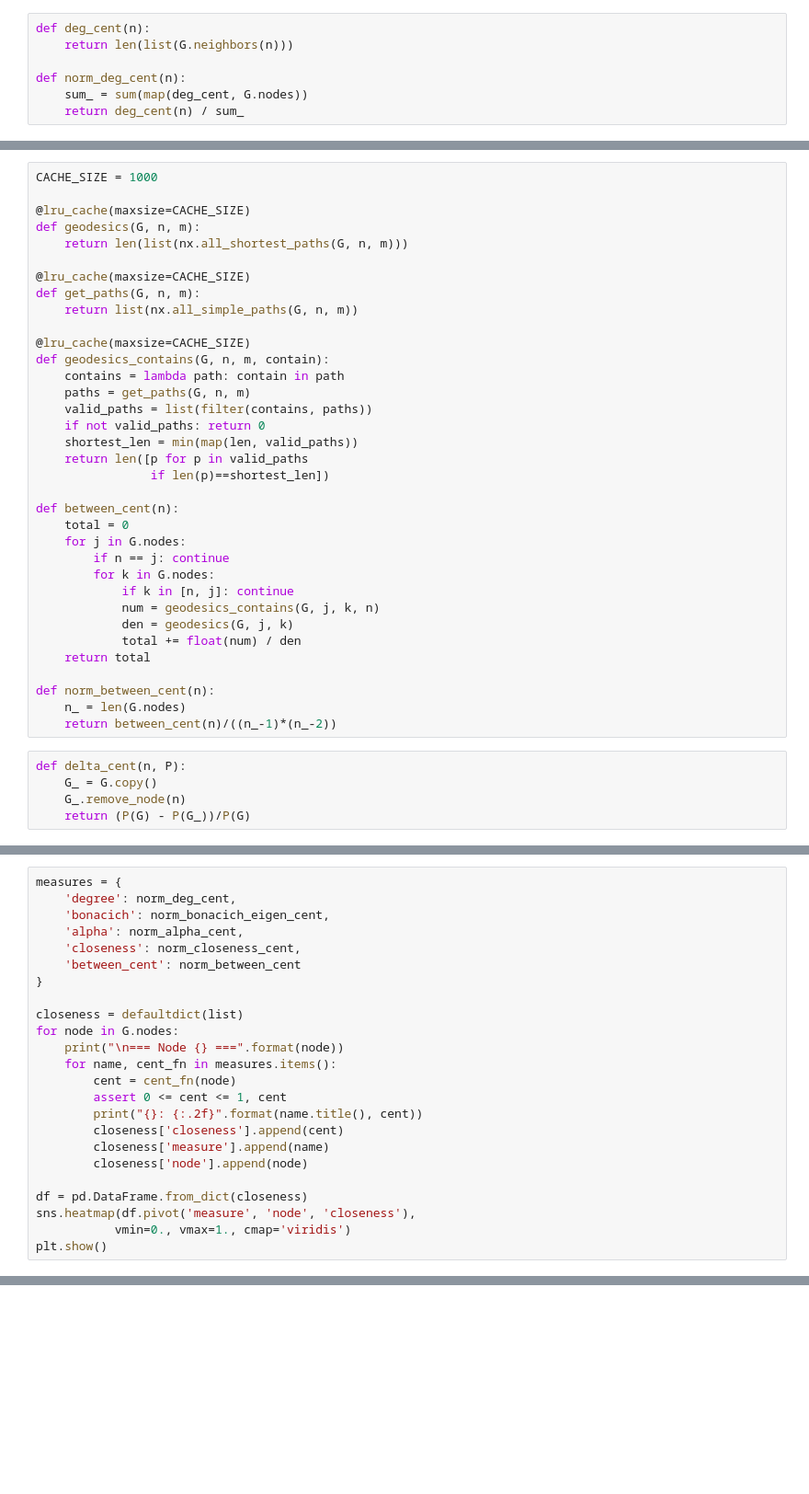
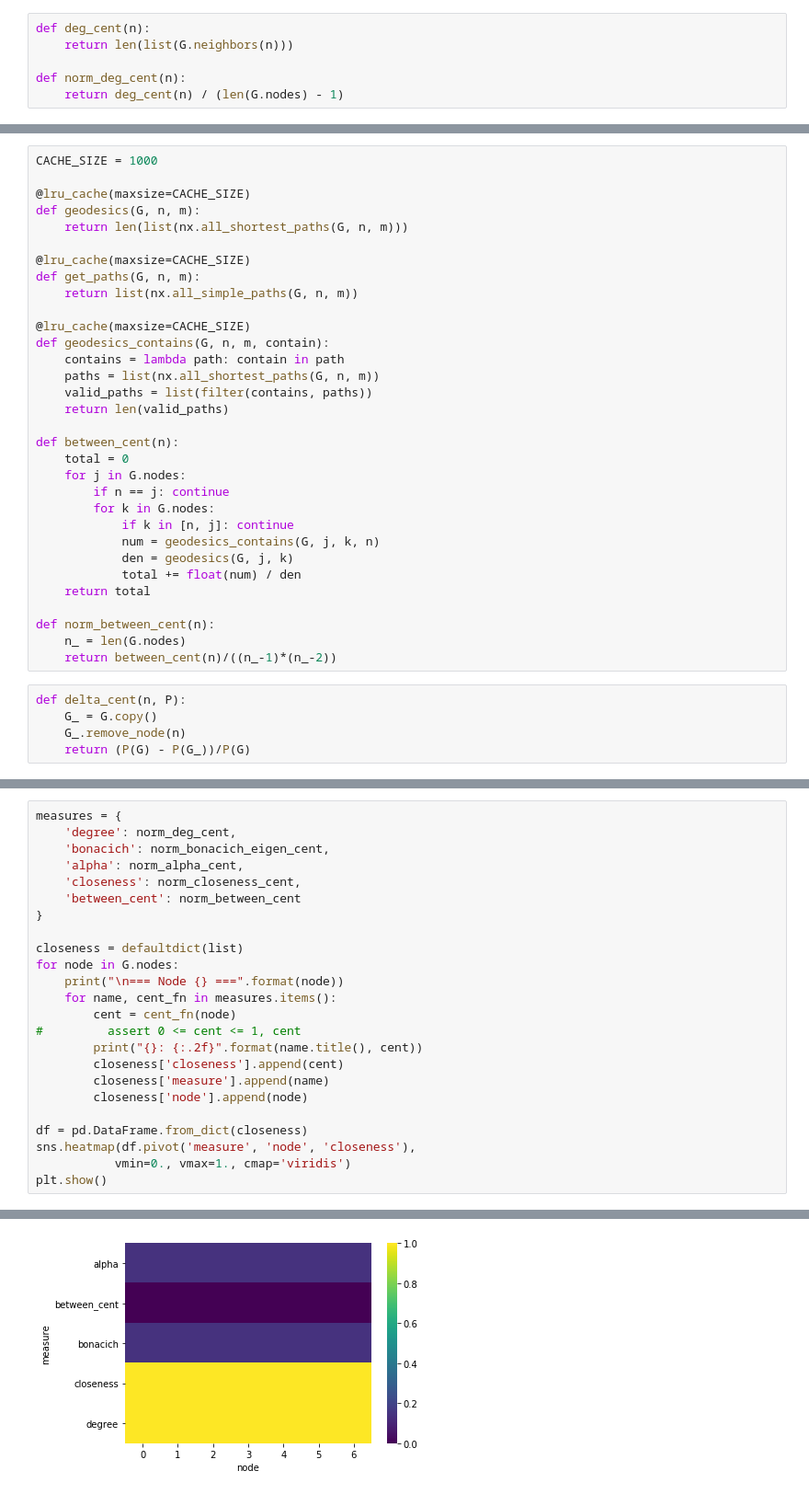
Before and after one commit to ehknight/graph-centrality, a Jupyter notebook: PrimateGraphs.ipynb, the cells around one changed output, grey strips where cells are left out. Shown: that part at 92% size. Cells and saved outputs as stored; diff of their text form; blank space fills up the shorter version.

```diff
--- a/PrimateGraphs.ipynb
+++ b/PrimateGraphs.ipynb
@@ -64,8 +64,7 @@ def deg_cent(n):
     return len(list(G.neighbors(n)))
 
 def norm_deg_cent(n):
-    sum_ = sum(map(deg_cent, G.nodes))
-    return deg_cent(n) / sum_
+    return deg_cent(n) / (len(G.nodes) - 1)
 # %%
 def bonacich_eigen_cent(n):
     n_ = list(G.nodes).index(n)
@@ -111,12 +110,9 @@ def get_paths(G, n, m):
 @lru_cache(maxsize=CACHE_SIZE)
 def geodesics_contains(G, n, m, contain):
     contains = lambda path: contain in path
-    paths = get_paths(G, n, m)
+    paths = list(nx.all_shortest_paths(G, n, m))
     valid_paths = list(filter(contains, paths))
-    if not valid_paths: return 0
-    shortest_len = min(map(len, valid_paths))
-    return len([p for p in valid_paths
-                if len(p)==shortest_len])
+    return len(valid_paths)
 
 def between_cent(n):
     total = 0
@@ -159,7 +155,7 @@ for node in G.nodes:
     print("\n=== Node {} ===".format(node))
     for name, cent_fn in measures.items():
         cent = cent_fn(node)
-        assert 0 <= cent <= 1, cent
+#         assert 0 <= cent <= 1, cent
         print("{}: {:.2f}".format(name.title(), cent))
         closeness['closeness'].append(cent)
         closeness['measure'].append(name)
@@ -177,0 +186 @@ AssertionError: 1.2083333333333333
+[figure, added]
```
Also changed, not shown: parts of 3 cells of this notebook.
